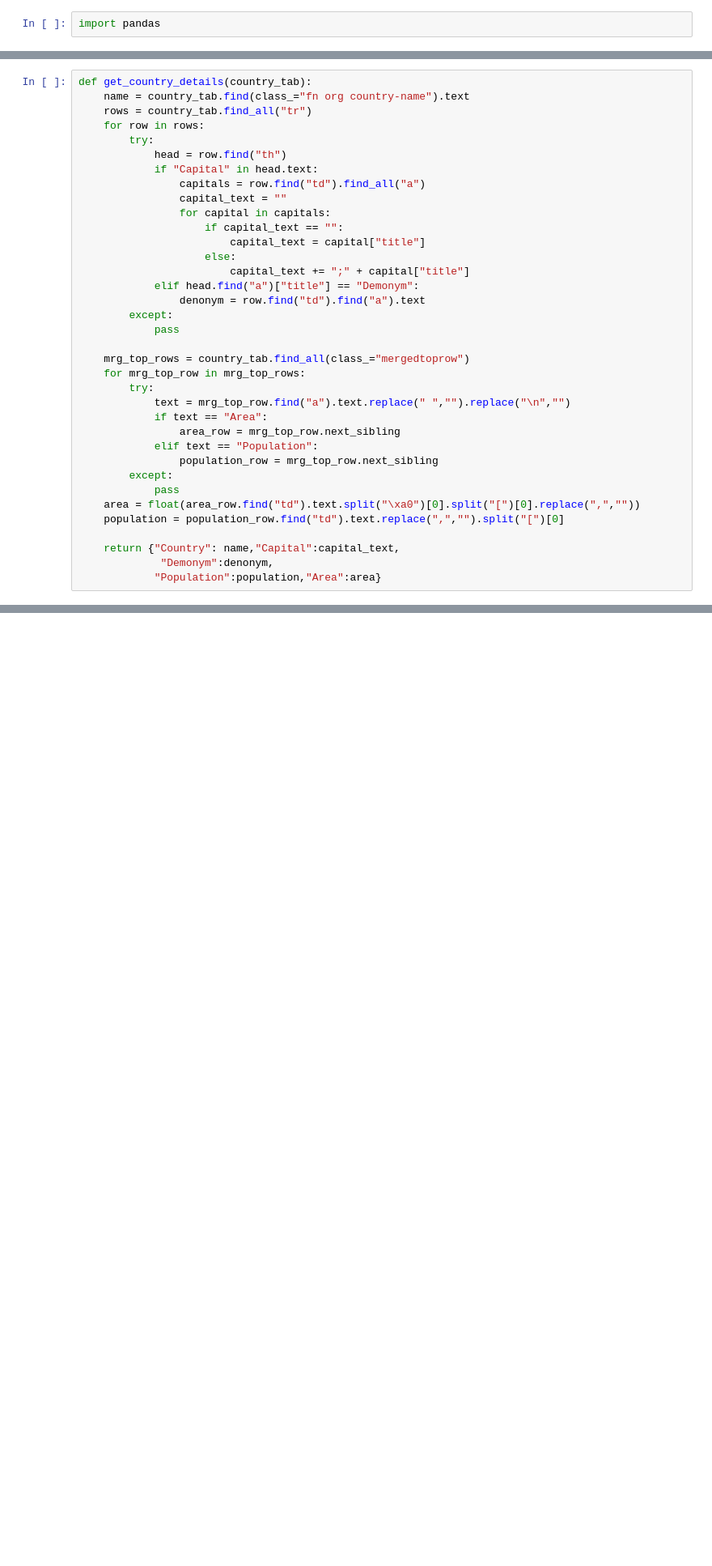
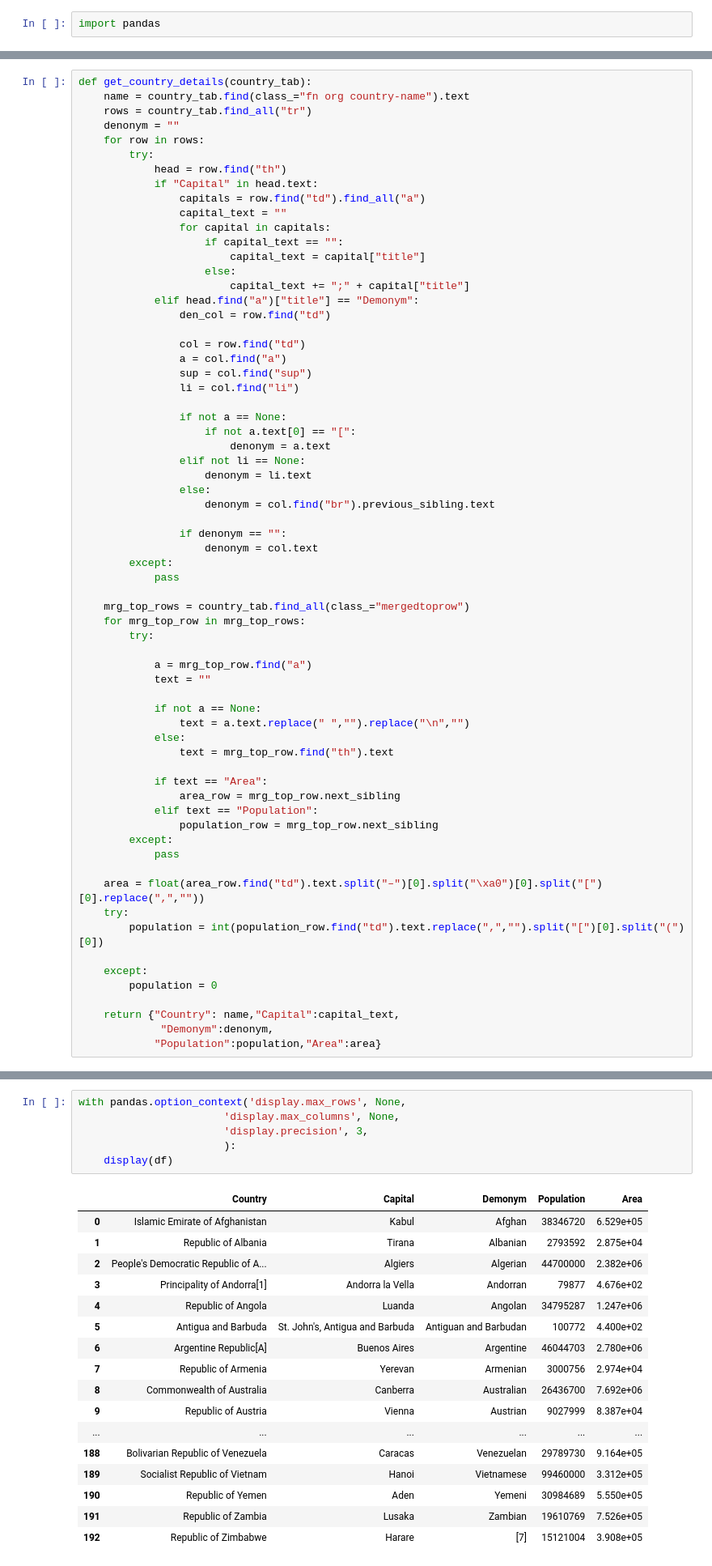
Before and after one commit to artursolekss/PythonPracticalMain, a Jupyter notebook: WebScraping/Task13_04.ipynb, the cells around one changed output, grey strips where cells are left out. Shown at 81% size. Cells and saved outputs as stored; diff of their text form; blank space fills up the shorter version.

```diff
--- a/WebScraping/Task13_04.ipynb
+++ b/WebScraping/Task13_04.ipynb
@@ -161,6 +161,7 @@ denonym
 def get_country_details(country_tab):
     name = country_tab.find(class_="fn org country-name").text
     rows = country_tab.find_all("tr")
+    denonym = ""
     for row in rows:
         try:
             head = row.find("th")
@@ -173,22 +174,51 @@ def get_country_details(country_tab):
                     else:
                         capital_text += ";" + capital["title"]
             elif head.find("a")["title"] == "Demonym":
-                denonym = row.find("td").find("a").text
+                den_col = row.find("td")
+
+                col = row.find("td")
+                a = col.find("a")
+                sup = col.find("sup")
+                li = col.find("li")
+
+                if not a == None:
+                    if not a.text[0] == "[":
+                        denonym = a.text
+                elif not li == None:
+                    denonym = li.text
+                else:
+                    denonym = col.find("br").previous_sibling.text
+
+                if denonym == "":
+                    denonym = col.text
         except:
             pass
 
     mrg_top_rows = country_tab.find_all(class_="mergedtoprow")
     for mrg_top_row in mrg_top_rows:
         try:
-            text = mrg_top_row.find("a").text.replace(" ","").replace("\n","")
+
+            a = mrg_top_row.find("a")
+            text = ""
+
+            if not a == None:
+                text = a.text.replace(" ","").replace("\n","")
+            else:
+                text = mrg_top_row.find("th").text
+
             if text == "Area":
                 area_row = mrg_top_row.next_sibling
             elif text == "Population":
                 population_row = mrg_top_row.next_sibling
         except:
             pass
-    area = float(area_row.find("td").text.split("\xa0")[0].split("[")[0].replace(",",""))
-    population = population_row.find("td").text.replace(",","").split("[")[0]
+
+    area = float(area_row.find("td").text.split("–")[0].split("\xa0")[0].split("[")[0].replace(",",""))
+    try:
+        population = int(population_row.find("td").text.replace(",","").split("[")[0].split("(")[0])
+
+    except:
+        population = 0
 
     return {"Country": name,"Capital":capital_text,
              "Demonym":denonym,
@@ -208,0 +254,24 @@ df
+# %%
+with pandas.option_context('display.max_rows', None,
+                       'display.max_columns', None,
+                       'display.precision', 3,
+                       ):
+    display(df)
+# %% [output]
+|  | Country | Capital | Demonym | Population | Area |
+| 0 | Islamic Emirate of Afghanistan | Kabul | Afghan | 38346720 | 6.529e+05 |
+| 1 | Republic of Albania | Tirana | Albanian | 2793592 | 2.875e+04 |
+| 2 | People's Democratic Republic of A... | Algiers | Algerian | 44700000 | 2.382e+06 |
+| 3 | Principality of Andorra[1] | Andorra la Vella | Andorran | 79877 | 4.676e+02 |
+| 4 | Republic of Angola | Luanda | Angolan | 34795287 | 1.247e+06 |
+| 5 | Antigua and Barbuda | St. John's, Antigua and Barbuda | Antiguan and Barbudan | 100772 | 4.400e+02 |
+| 6 | Argentine Republic[A] | Buenos Aires | Argentine | 46044703 | 2.780e+06 |
+| 7 | Republic of Armenia | Yerevan | Armenian | 3000756 | 2.974e+04 |
+| 8 | Commonwealth of Australia | Canberra | Australian | 26436700 | 7.692e+06 |
+| 9 | Republic of Austria | Vienna | Austrian | 9027999 | 8.387e+04 |
+| ... | ... | ... | ... | ... | ... |
+| 188 | Bolivarian Republic of Venezuela | Caracas | Venezuelan | 29789730 | 9.164e+05 |
+| 189 | Socialist Republic of Vietnam | Hanoi | Vietnamese | 99460000 | 3.312e+05 |
+| 190 | Republic of Yemen | Aden | Yemeni | 30984689 | 5.550e+05 |
+| 191 | Republic of Zambia | Lusaka | Zambian | 19610769 | 7.526e+05 |
+| 192 | Republic of Zimbabwe | Harare | [7] | 15121004 | 3.908e+05 |
```
Also changed, not shown: parts of 20 cells of this notebook.
